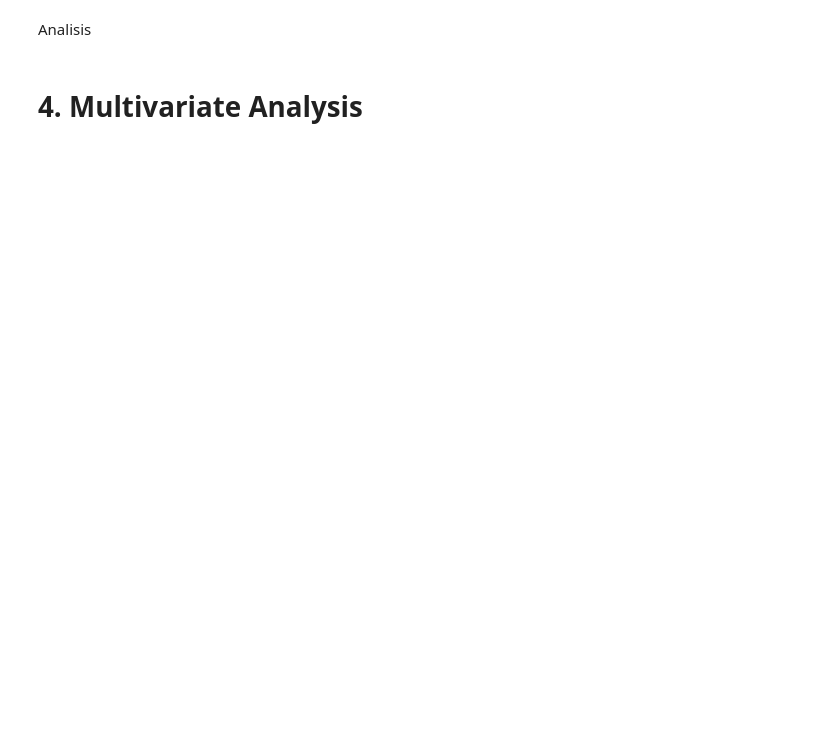
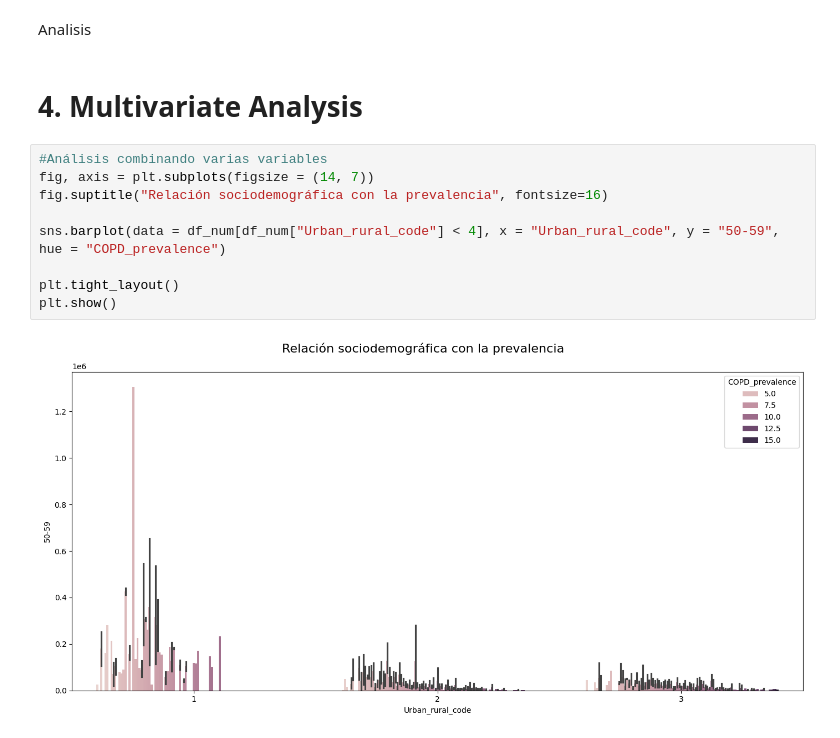
Before and after one commit to NatTajuelo/Modelos-Lineales-Regulares, a Jupyter notebook: src/explore.ipynb, the cells around one changed output. Drawn from its saved outputs; the diff is of its cells as text; blank space fills up the shorter version.

```diff
--- a/src/explore.ipynb
+++ b/src/explore.ipynb
@@ -202,3 +202,14 @@ plt.show()
 Analisis
 # %% [markdown]
 # 4. Multivariate Analysis
+# %%
+#Análisis combinando varias variables
+fig, axis = plt.subplots(figsize = (14, 7))
+fig.suptitle("Relación sociodemográfica con la prevalencia", fontsize=16)
+
+sns.barplot(data = df_num[df_num["Urban_rural_code"] < 4], x = "Urban_rural_code", y = "50-59", hue = "COPD_prevalence")
+
+plt.tight_layout()
+plt.show()
+# %% [output]
+[figure, added]
```
Also changed, not shown: parts of 18 cells of this notebook, 2 other files.
